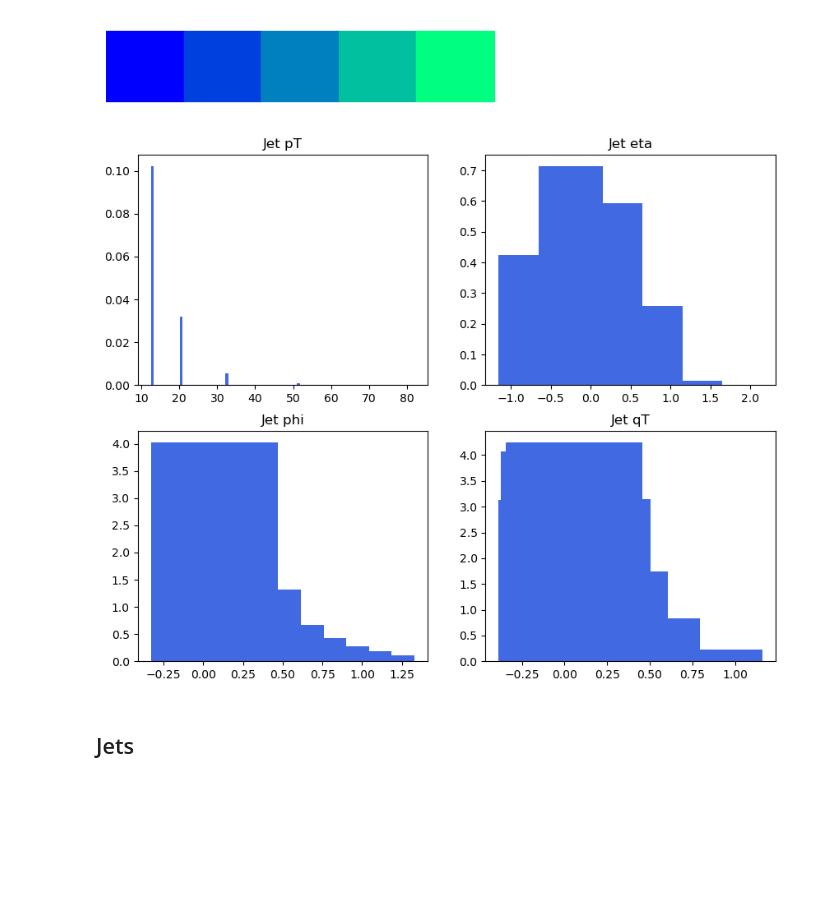
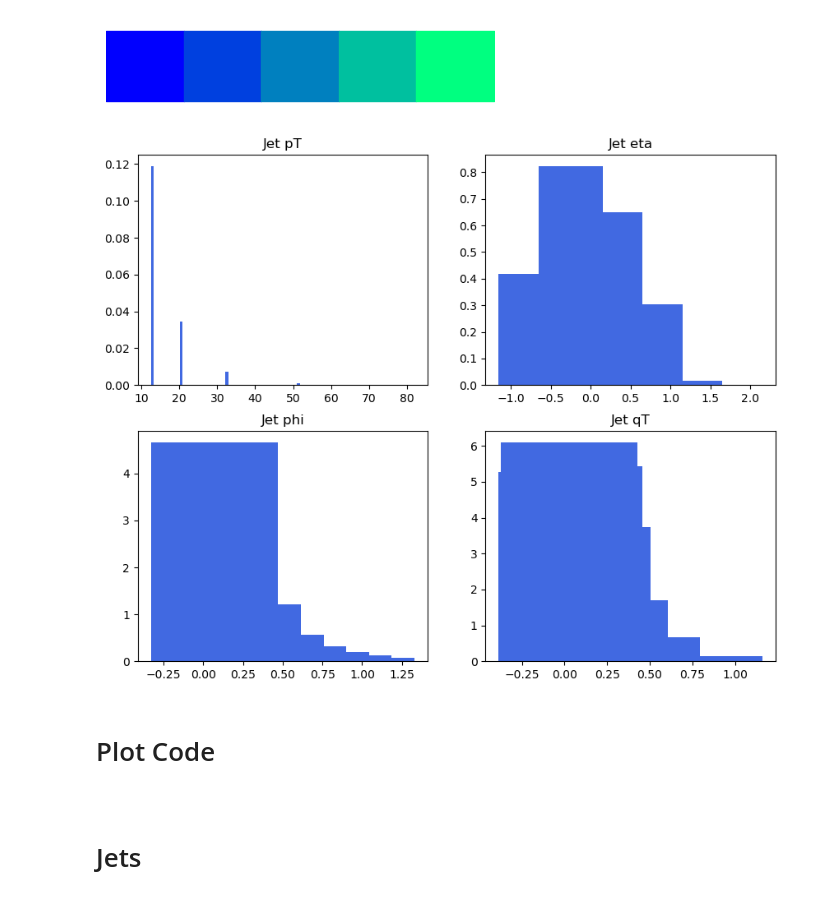
Before and after one commit to ViniciusMikuni/H1Unfold, a Jupyter notebook: plots/ensemble_plotting.ipynb, the cells around one changed output. Drawn from its saved outputs; the diff is of its cells as text; code cells hidden in the pictures; blank space fills up the shorter version.

Commit message:
version added to saving npy files, better ensemble plotting

```diff
--- a/plots/ensemble_plotting.ipynb
+++ b/plots/ensemble_plotting.ipynb
@@ -26,15 +33,19 @@ plt.show()
 # %%
 jet_features = ['pT','eta','phi','qT']
 fig, axs = plt.subplots(2,2,figsize=(10,8))
 axs = axs.ravel()
 axs[0].set_title(jet_features[0])
 
 
 for j,jet_feature in enumerate(jet_features):
     axs[j].set_title(f'Jet {jet_features[j]}')
-    jet_files = glob.glob(f'Rapgap_unfolded*jet_{jet_features[j]}*plot_vals.npy')
+    jet_files = glob.glob(f'Rapgap_unfolded*_{scratch_version}_jet_{jet_features[j]}*plot_vals.npy')
     for jet_file in jet_files:
         jet_data = np.load(jet_file)
         axs[j].bar(jet_data[0],jet_data[1],color='royalblue')
 # %% [output]
-[figure, old version]
+[figure, new version]
+# %% [markdown]
+#
+# Plot Code
+#
@@ -69,4 +187,6 @@ def get_stdv_from_files(files, truth='None'):
 # %% [markdown]
-## Jets
+#
+# Jets
+#
 # %%
 jet_features = ['jet_pT', 'jet_eta', 'jet_phi', 'jet_qT']
```
Also changed, not shown: parts of 22 cells of this notebook, 5 other files.
